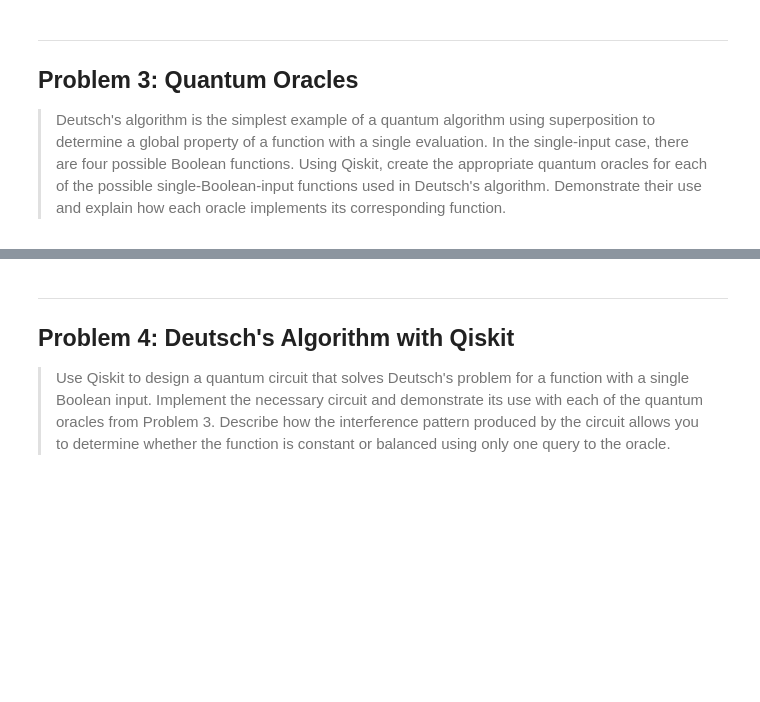
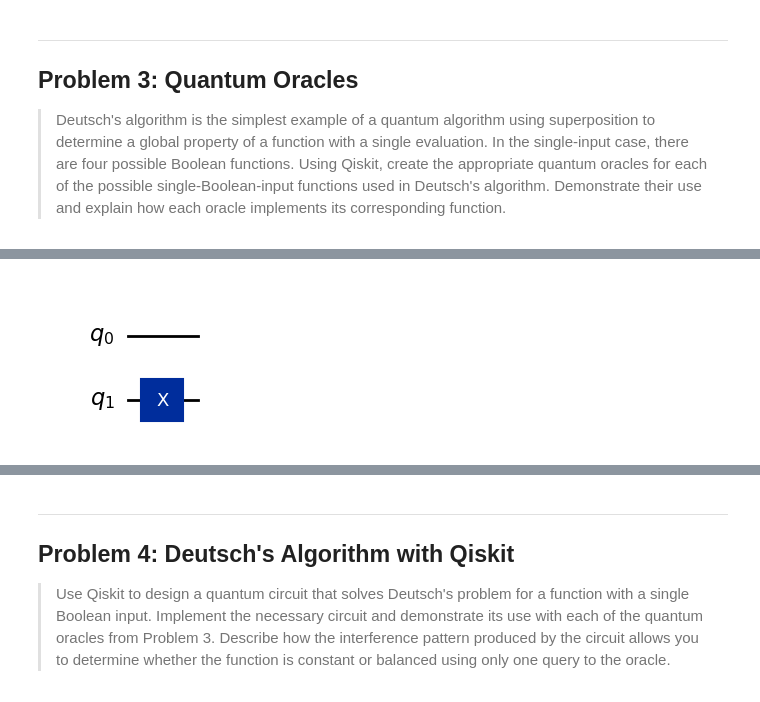
Before and after one commit to MatthewMcCarthy1/emerging-technologies, a Jupyter notebook: problems.ipynb, the cells around one changed output, grey strips where cells are left out. Saved outputs shown, nothing was run; the diff lists cells and outputs as text; code cells hidden in the pictures; blank space fills up the shorter version.

```diff
--- a/problems.ipynb
+++ b/problems.ipynb
@@ -552,0 +561,9 @@ The results confirm that `determine_constant_balanced` correctly identifies ever
+# %%
+# Oracle for f1(x) = 1: constant one.
+# The output qubit y is always flipped, regardless of input x.
+# An X gate on the output qubit achieves y XOR 1 = NOT y.
+oracle_f1 = QuantumCircuit(2)
+oracle_f1.x(1)
+oracle_f1.draw('mpl')
+# %% [output]
+[figure, added]
```
Also changed, not shown: parts of 7 cells of this notebook.
